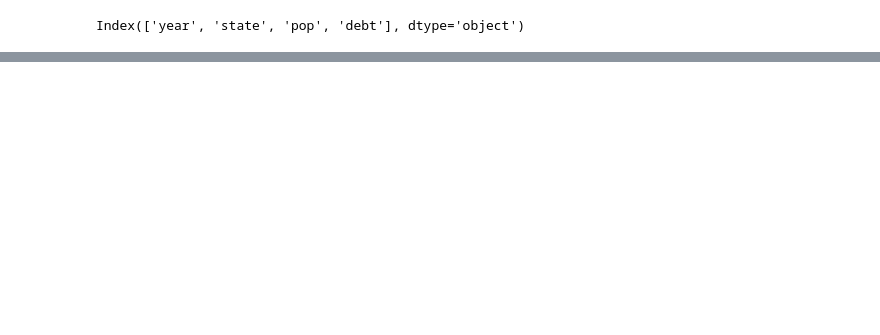
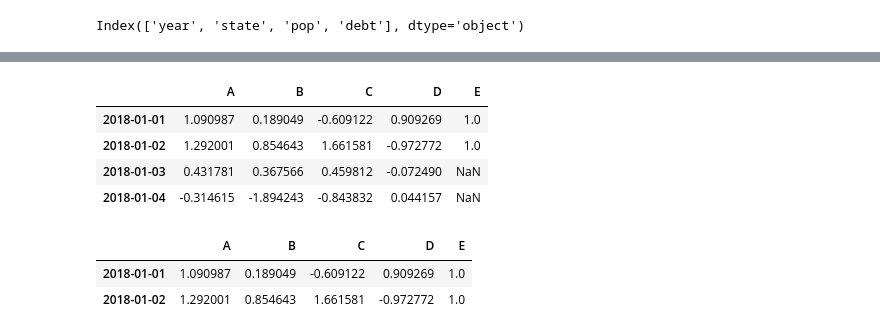
Before and after one commit to teresaj/learn-python, a Jupyter notebook: pda/PDAnotebook-ch05.ipynb, the cells around one changed output, grey strips where cells are left out. Saved outputs shown, nothing was run; the diff lists cells and outputs as text; code cells hidden in the pictures; blank space fills up the shorter version.

```diff
--- a/pda/PDAnotebook-ch05.ipynb
+++ b/pda/PDAnotebook-ch05.ipynb
@@ -304,0 +418,14 @@ NameError: name 'pop' is not defined
+# %%
+df1
+# %% [output]
+|  | A | B | C | D | E |
+| 2018-01-01 | 1.090987 | 0.189049 | -0.609122 | 0.909269 | 1.0 |
+| 2018-01-02 | 1.292001 | 0.854643 | 1.661581 | -0.972772 | 1.0 |
+| 2018-01-03 | 0.431781 | 0.367566 | 0.459812 | -0.072490 | NaN |
+| 2018-01-04 | -0.314615 | -1.894243 | -0.843832 | 0.044157 | NaN |
+# %%
+df1.dropna(how='any')
+# %% [output]
+|  | A | B | C | D | E |
+| 2018-01-01 | 1.090987 | 0.189049 | -0.609122 | 0.909269 | 1.0 |
+| 2018-01-02 | 1.292001 | 0.854643 | 1.661581 | -0.972772 | 1.0 |
```
Also changed, not shown: parts of 76 cells of this notebook.
